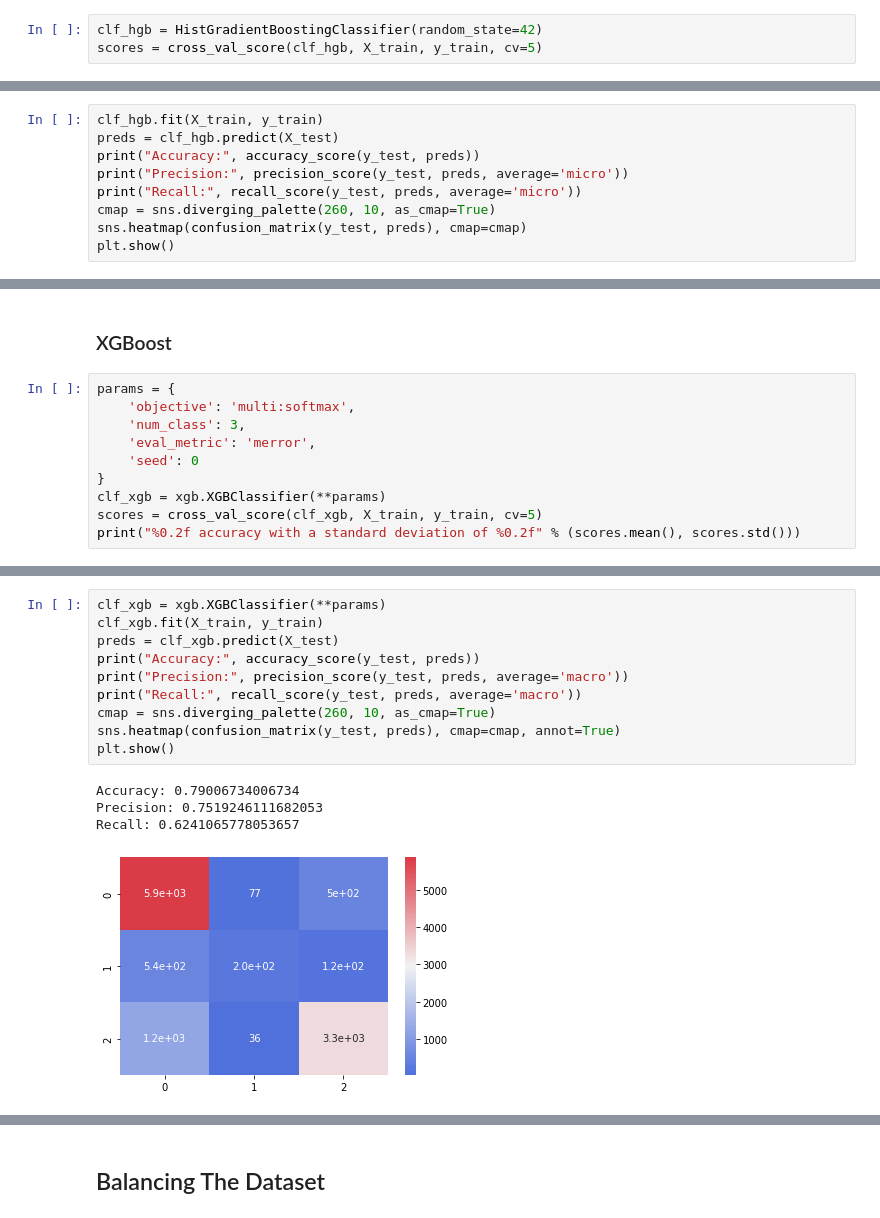
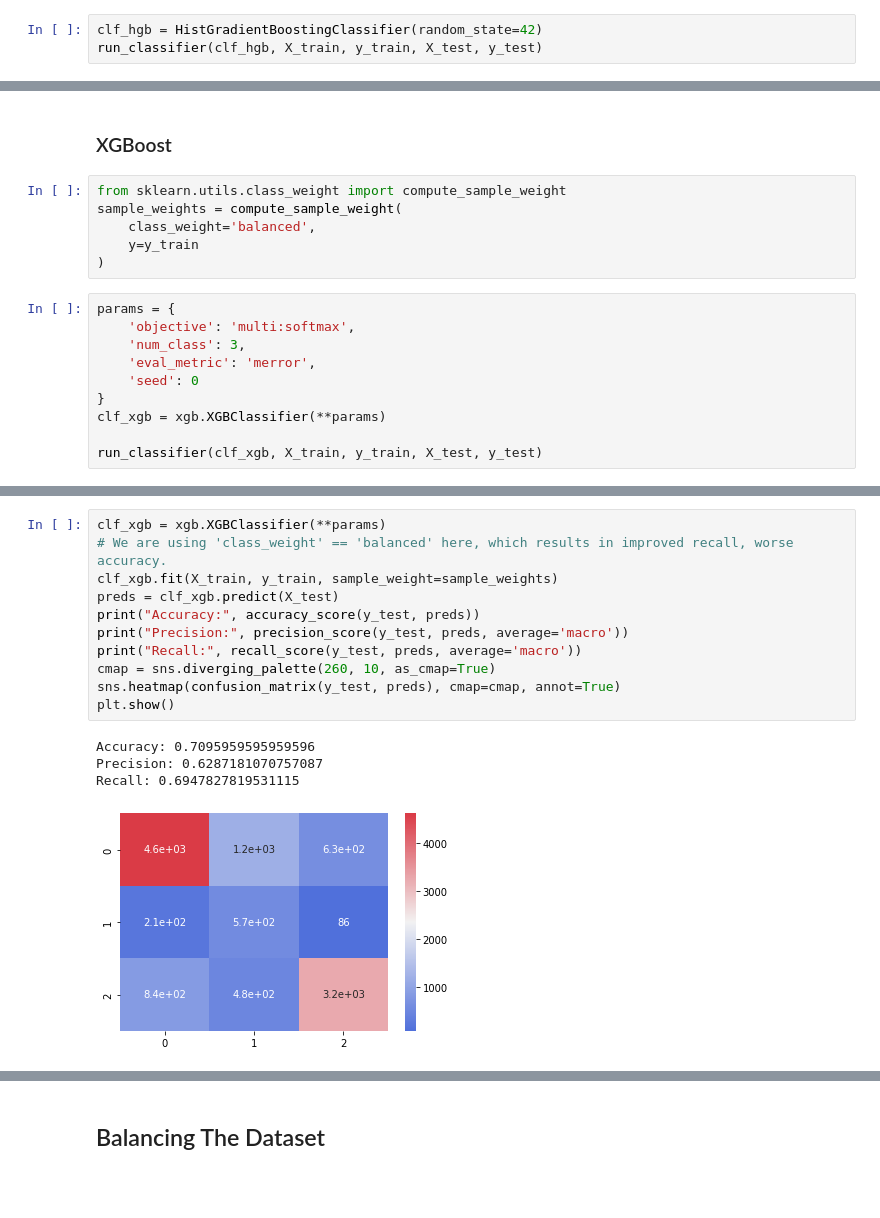
Before and after one commit to JasonErwin/dma-project, a Jupyter notebook: EDA_AND_Modelling.ipynb, the cells around one changed output, grey strips where cells are left out. Saved outputs shown, nothing was run; the diff lists cells and outputs as text; blank space fills up the shorter version.

```diff
--- a/EDA_AND_Modelling.ipynb
+++ b/EDA_AND_Modelling.ipynb
@@ -278,4 +433,4 @@ print("%0.2f accuracy with a standard deviation of %0.2f" % (scores.mean(), scor
 ### HistGradientBoost
 # %%
 clf_hgb = HistGradientBoostingClassifier(random_state=42)
-scores = cross_val_score(clf_hgb, X_train, y_train, cv=5)
+run_classifier(clf_hgb, X_train, y_train, X_test, y_test)
@@ -286,9 +445,0 @@ print("%0.2f accuracy with a standard deviation of %0.2f" % (scores.mean(), scor
-# %%
-clf_hgb.fit(X_train, y_train)
-preds = clf_hgb.predict(X_test)
-print("Accuracy:", accuracy_score(y_test, preds))
-print("Precision:", precision_score(y_test, preds, average='micro'))
-print("Recall:", recall_score(y_test, preds, average='micro'))
-cmap = sns.diverging_palette(260, 10, as_cmap=True)
-sns.heatmap(confusion_matrix(y_test, preds), cmap=cmap)
-plt.show()
@@ -303,6 +449,12 @@ Yeh, as we can see here, it's really good at 0 <-> 0, decent at 2 <-> 2, but ter
 The row is y_true, the column is y_pred
 # %% [markdown]
 ### XGBoost
+# %%
+from sklearn.utils.class_weight import compute_sample_weight
+sample_weights = compute_sample_weight(
+    class_weight='balanced',
+    y=y_train
+)
 # %%
 params = {
     'objective': 'multi:softmax',
@@ -311,6 +463,6 @@ params = {
     'seed': 0
 }
 clf_xgb = xgb.XGBClassifier(**params)
-scores = cross_val_score(clf_xgb, X_train, y_train, cv=5)
-print("%0.2f accuracy with a standard deviation of %0.2f" % (scores.mean(), scores.std()))
+
+run_classifier(clf_xgb, X_train, y_train, X_test, y_test)
 # %% [output]
@@ -318,15 +477,16 @@ print("%0.2f accuracy with a standard deviation of %0.2f" % (scores.mean(), scor
 # %%
 clf_xgb = xgb.XGBClassifier(**params)
-clf_xgb.fit(X_train, y_train)
+# We are using 'class_weight' == 'balanced' here, which results in improved recall, worse accuracy.
+clf_xgb.fit(X_train, y_train, sample_weight=sample_weights)
 preds = clf_xgb.predict(X_test)
 print("Accuracy:", accuracy_score(y_test, preds))
 print("Precision:", precision_score(y_test, preds, average='macro'))
 print("Recall:", recall_score(y_test, preds, average='macro'))
 cmap = sns.diverging_palette(260, 10, as_cmap=True)
 sns.heatmap(confusion_matrix(y_test, preds), cmap=cmap, annot=True)
 plt.show()
 # %% [output]
-Accuracy: 0.79006734006734
-Precision: 0.7519246111682053
-Recall: 0.6241065778053657
+Accuracy: 0.7095959595959596
+Precision: 0.6287181070757087
+Recall: 0.6947827819531115
-[figure, old version]
+[figure, new version]
```
Also changed, not shown: parts of 98 cells of this notebook, 1 other file.
